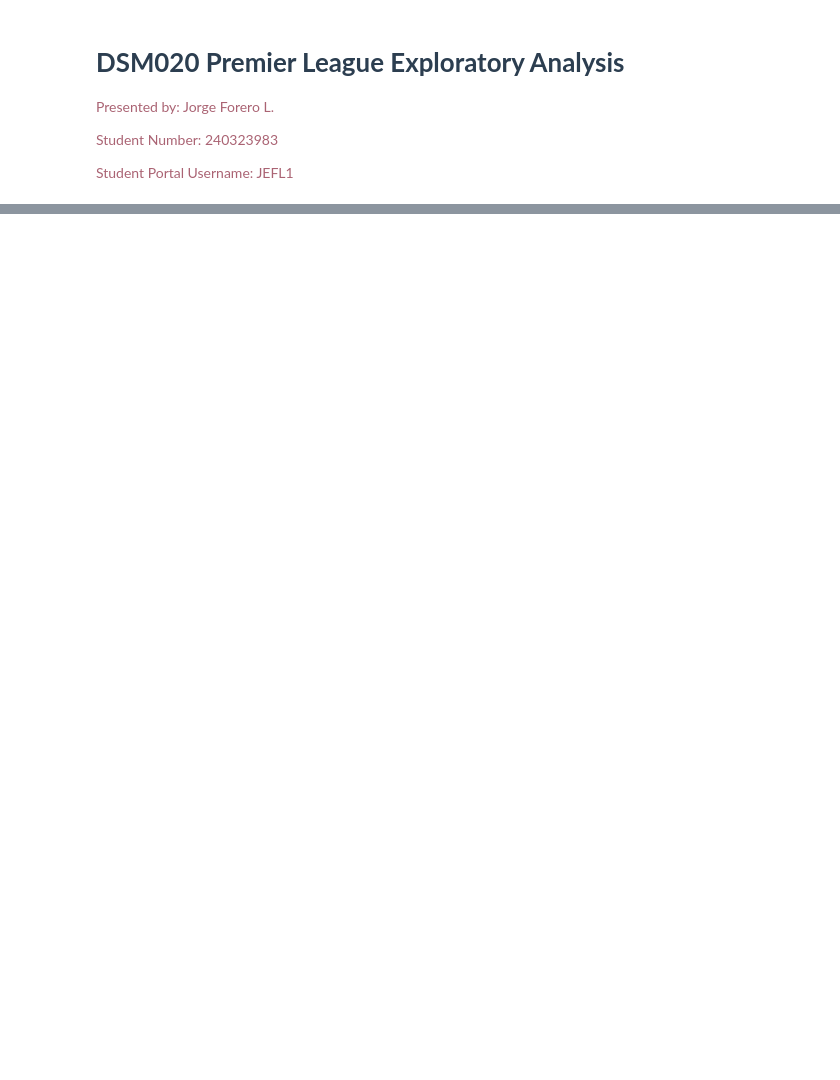
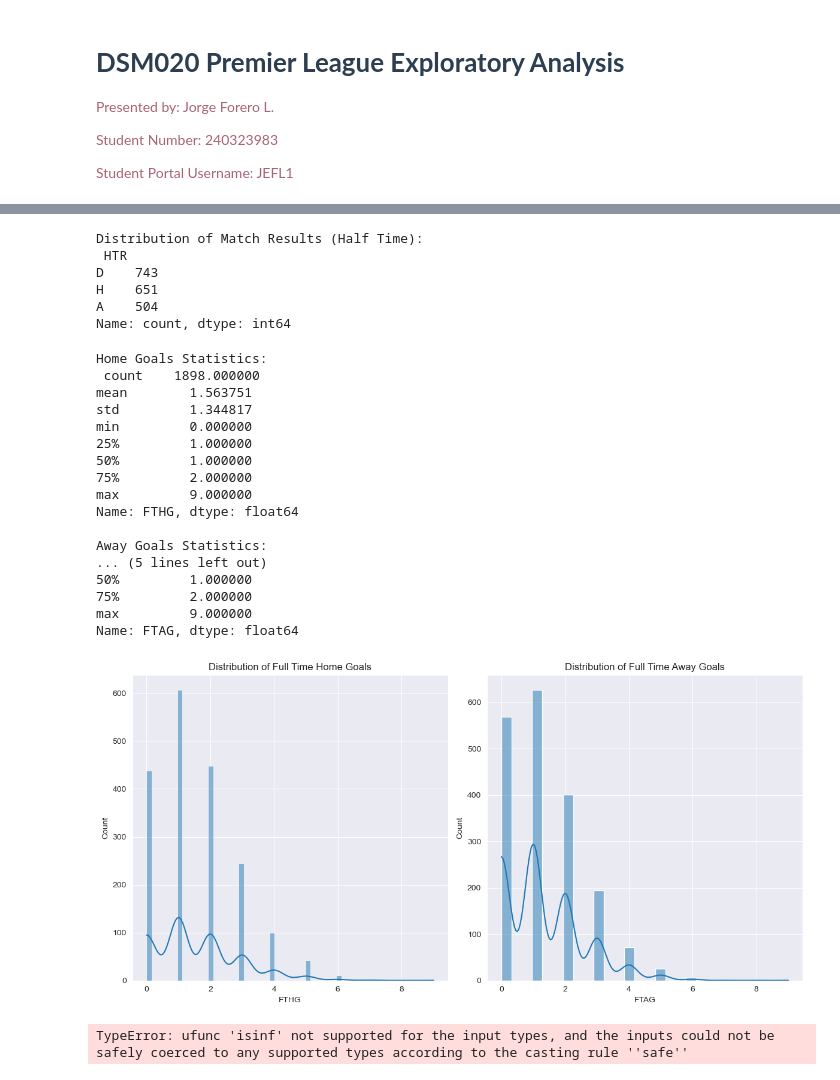
Before and after one commit to jforeroluque/Premier_League_Data_Analysis, a Jupyter notebook: DSM020_Premier_League_EA.ipynb, the cells around one changed output, grey strips where cells are left out. Cells and saved outputs as stored; diff of their text form; code cells hidden in the pictures; blank space fills up the shorter version.

```diff
--- a/DSM020_Premier_League_EA.ipynb
+++ b/DSM020_Premier_League_EA.ipynb
@@ -59,0 +95,8 @@ Length: 106, dtype: int64
+# %%
+# Step 2: Drop Specific Columns 'IWH', 'IWD', 'IWA'
+columns_to_drop = ['IWH', 'IWD', 'IWA']
+filtered_df = filtered_df.drop(columns=columns_to_drop, errors='ignore')  # errors='ignore' ensures no error if columns not present
+
+# Check the result
+print(filtered_df.head())
+print(filtered_df.columns)
@@ -59,0 +284,72 @@ Length: 106, dtype: int64
+# %%
+# If you also have Half Time Result (HTR) and want to analyze it
+htr_counts = filtered_df['HTR'].value_counts()
+print("\nDistribution of Match Results (Half Time):\n", htr_counts)
+# %% [output]
+Distribution of Match Results (Half Time):
+ HTR
+D    743
+H    651
+A    504
+Name: count, dtype: int64
+# %%
+# Goals Analysis
+home_goals_stats = filtered_df['FTHG'].describe()
+away_goals_stats = filtered_df['FTAG'].describe()
+print("\nHome Goals Statistics:\n", home_goals_stats)
+print("\nAway Goals Statistics:\n", away_goals_stats)
+
+# Plot the distribution of goals scored by home and away teams
+plt.figure(figsize=(12, 6))
+
+plt.subplot(1, 2, 1)
+sns.histplot(filtered_df['FTHG'], kde=True)
+plt.title('Distribution of Full Time Home Goals')
+
+plt.subplot(1, 2, 2)
+sns.histplot(filtered_df['FTAG'], kde=True)
+plt.title('Distribution of Full Time Away Goals')
+
+plt.tight_layout()
+plt.show()
+# %% [output]
+Home Goals Statistics:
+ count    1898.000000
+mean        1.563751
+std         1.344817
+min         0.000000
+25%         1.000000
+50%         1.000000
+75%         2.000000
+max         9.000000
+Name: FTHG, dtype: float64
+
+Away Goals Statistics:
+... (5 lines left out)
+50%         1.000000
+75%         2.000000
+max         9.000000
+Name: FTAG, dtype: float64
+[figure, added]
+# %%
+# Define numerical columns
+numerical_columns = ['FTHG', 'FTAG', 'HTHG', 'HTAG', 'HS', 'AS', 'HST', 'AST', 'HF', 'AF', 'HC', 'AC',
+                     'HY', 'AY', 'HR', 'AR', 'B365H', 'B365D', 'B365A', 'BWH', 'BWD', 'BWA', 'PSH', 'PSD',
+                     'PSA', 'WHH',  'VCD', 'VCA', 'MaxH', 'MaxD', 'MaxA', 'AvgH',
+                     'AvgD', 'AvgA']
+
+categorical_columns = ['Div', 'HomeTeam', 'AwayTeam', 'FTR', 'HTR', 'Referee']
+
+# Convert numerical columns to numeric, forcing errors to NaN
+for col in numerical_columns:
+    filtered_df[col] = pd.to_numeric(filtered_df[col], errors='coerce')
+
+# Identify columns with infinite values
+infinite_columns = filtered_df.columns.to_series()[np.isinf(filtered_df.to_numpy()).any()]
+print("Columns with infinite values:\n", infinite_columns)
+
+# Display rows with infinite values
+infinite_rows = filtered_df[np.isinf(filtered_df.to_numpy()).any(axis=1)]
+print("\nRows with infinite values:\n", infinite_rows)
+# %% [output]
+TypeError: ufunc 'isinf' not supported for the input types, and the inputs could not be safely coerced to any supported types according to the casting rule ''safe''
```
Also changed, not shown: parts of 17 cells of this notebook.
